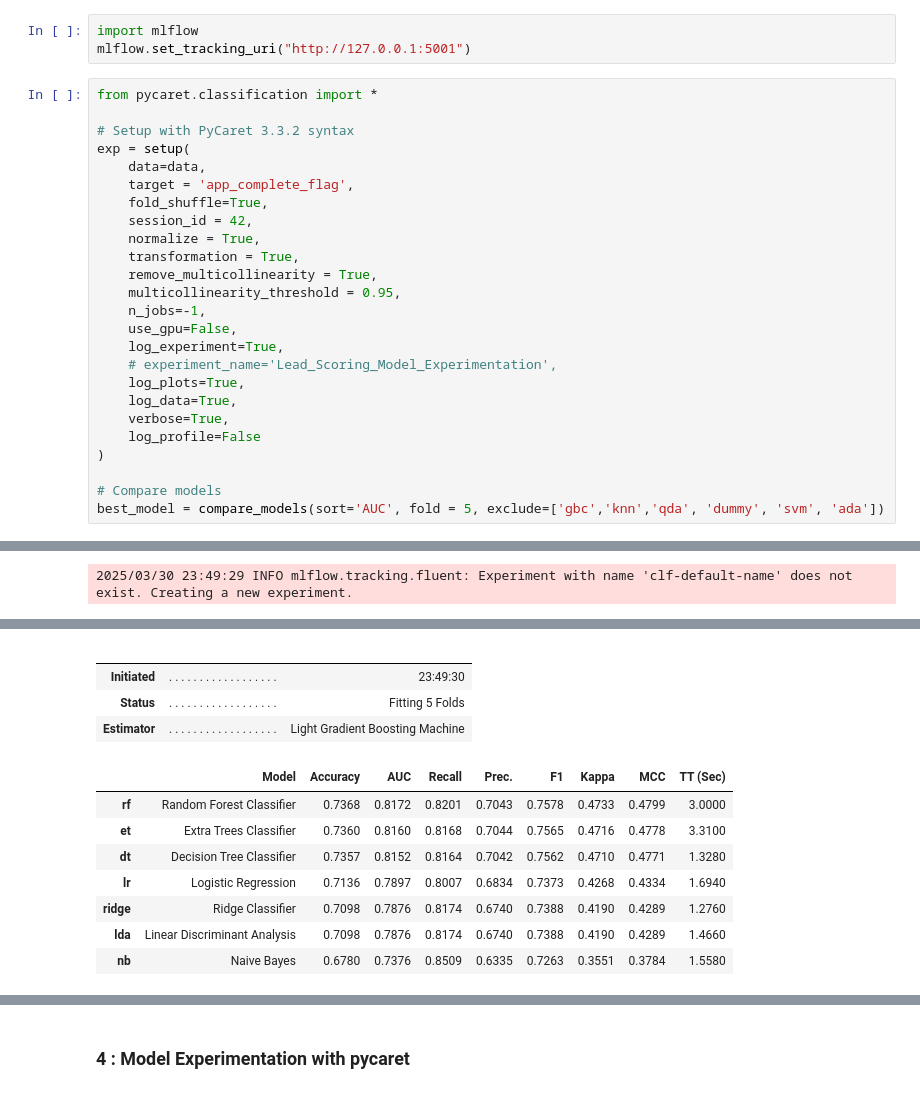
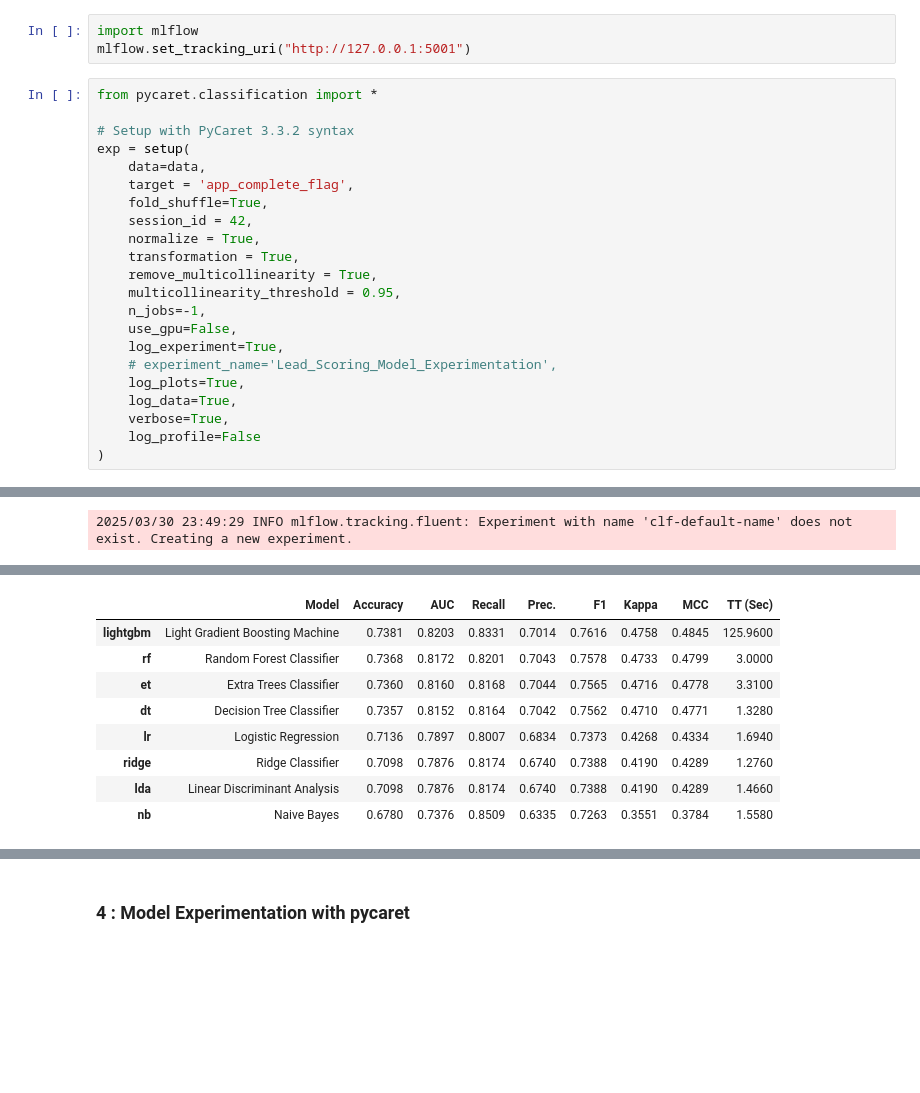
Before and after one commit to mohiteamit/upGrad-Codepro-Lead-Scoring-MLOps, a Jupyter notebook: notebooks/02.model_experimentation.ipynb, the cells around one changed output, grey strips where cells are left out. Saved outputs shown, nothing was run; the diff lists cells and outputs as text; blank space fills up the shorter version.

```diff
--- a/notebooks/02.model_experimentation.ipynb
+++ b/notebooks/02.model_experimentation.ipynb
@@ -149,9 +149,6 @@ exp = setup(
     verbose=True,
     log_profile=False
 )
-
-# Compare models
-best_model = compare_models(sort='AUC', fold = 5, exclude=['gbc','knn','qda', 'dummy', 'svm', 'ada'])
 # %% [output]
 |  | Description | Value |
 | 0 | Session id | 42 |
@@ -174,13 +172,9 @@ best_model = compare_models(sort='AUC', fold = 5, exclude=['gbc','knn','qda', 'd
-|  |  |  |
-|  |  |  |
-| Initiated | . . . . . . . . . . . . . . . . . . | 23:49:30 |
-| Status | . . . . . . . . . . . . . . . . . . | Fitting 5 Folds |
-| Estimator | . . . . . . . . . . . . . . . . . . | Light Gradient Boosting Machine |
+|  | Model | Accuracy | AUC | Recall | Prec. | F1 | Kappa | MCC | TT (Sec) |
+| lightgbm | Light Gradient Boosting Machine | 0.7381 | 0.8203 | 0.8331 | 0.7014 | 0.7616 | 0.4758 | 0.4845 | 125.9600 |
+| rf | Random Forest Classifier | 0.7368 | 0.8172 | 0.8201 | 0.7043 | 0.7578 | 0.4733 | 0.4799 | 3.0000 |
+| et | Extra Trees Classifier | 0.7360 | 0.8160 | 0.8168 | 0.7044 | 0.7565 | 0.4716 | 0.4778 | 3.3100 |
+| dt | Decision Tree Classifier | 0.7357 | 0.8152 | 0.8164 | 0.7042 | 0.7562 | 0.4710 | 0.4771 | 1.3280 |
+| lr | Logistic Regression | 0.7136 | 0.7897 | 0.8007 | 0.6834 | 0.7373 | 0.4268 | 0.4334 | 1.6940 |
+| ridge | Ridge Classifier | 0.7098 | 0.7876 | 0.8174 | 0.6740 | 0.7388 | 0.4190 | 0.4289 | 1.2760 |
+| lda | Linear Discriminant Analysis | 0.7098 | 0.7876 | 0.8174 | 0.6740 | 0.7388 | 0.4190 | 0.4289 | 1.4660 |
+| nb | Naive Bayes | 0.6780 | 0.7376 | 0.8509 | 0.6335 | 0.7263 | 0.3551 | 0.3784 | 1.5580 |
-|  | Model | Accuracy | AUC | Recall | Prec. | F1 | Kappa | MCC | TT (Sec) |
-| rf | Random Forest Classifier | 0.7368 | 0.8172 | 0.8201 | 0.7043 | 0.7578 | 0.4733 | 0.4799 | 3.0000 |
-| et | Extra Trees Classifier | 0.7360 | 0.8160 | 0.8168 | 0.7044 | 0.7565 | 0.4716 | 0.4778 | 3.3100 |
-| dt | Decision Tree Classifier | 0.7357 | 0.8152 | 0.8164 | 0.7042 | 0.7562 | 0.4710 | 0.4771 | 1.3280 |
-| lr | Logistic Regression | 0.7136 | 0.7897 | 0.8007 | 0.6834 | 0.7373 | 0.4268 | 0.4334 | 1.6940 |
-| ridge | Ridge Classifier | 0.7098 | 0.7876 | 0.8174 | 0.6740 | 0.7388 | 0.4190 | 0.4289 | 1.2760 |
-| lda | Linear Discriminant Analysis | 0.7098 | 0.7876 | 0.8174 | 0.6740 | 0.7388 | 0.4190 | 0.4289 | 1.4660 |
-| nb | Naive Bayes | 0.6780 | 0.7376 | 0.8509 | 0.6335 | 0.7263 | 0.3551 | 0.3784 | 1.5580 |
```
Also changed, not shown: parts of 4 cells of this notebook.
